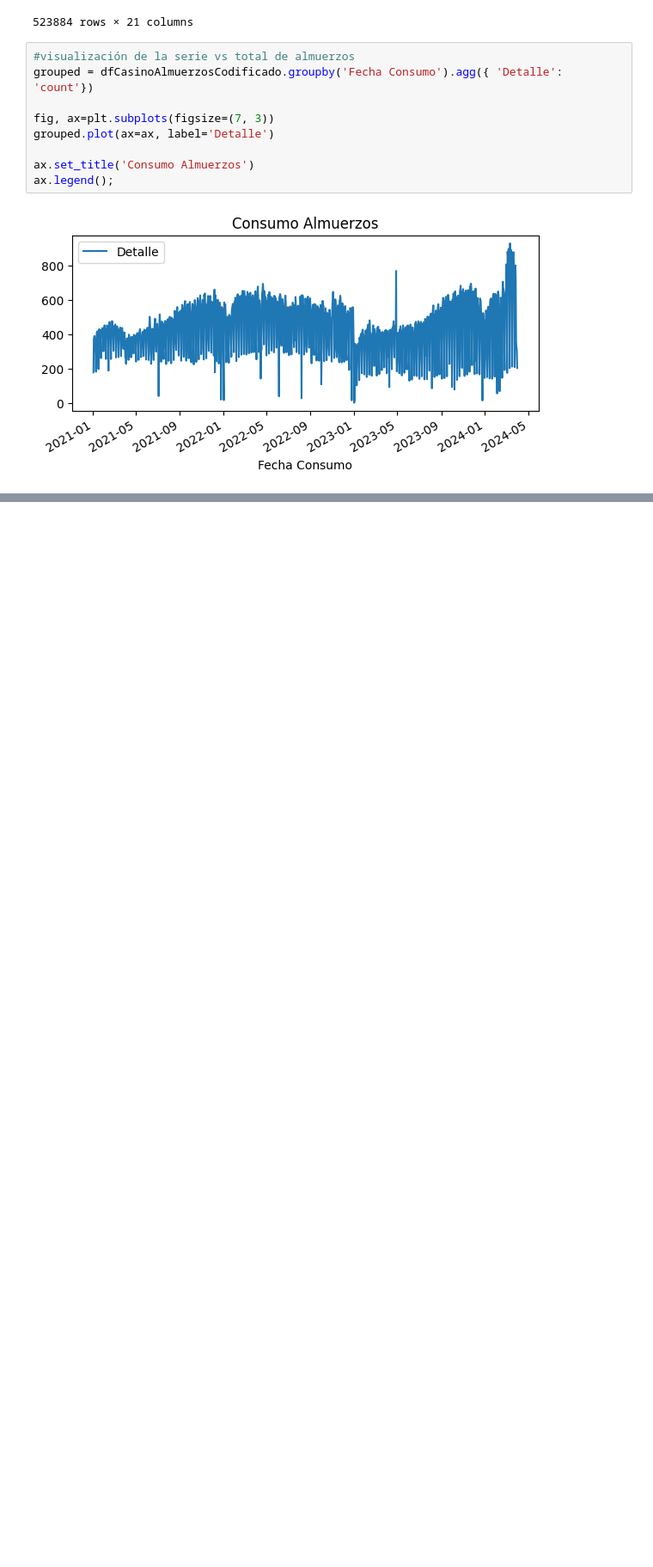
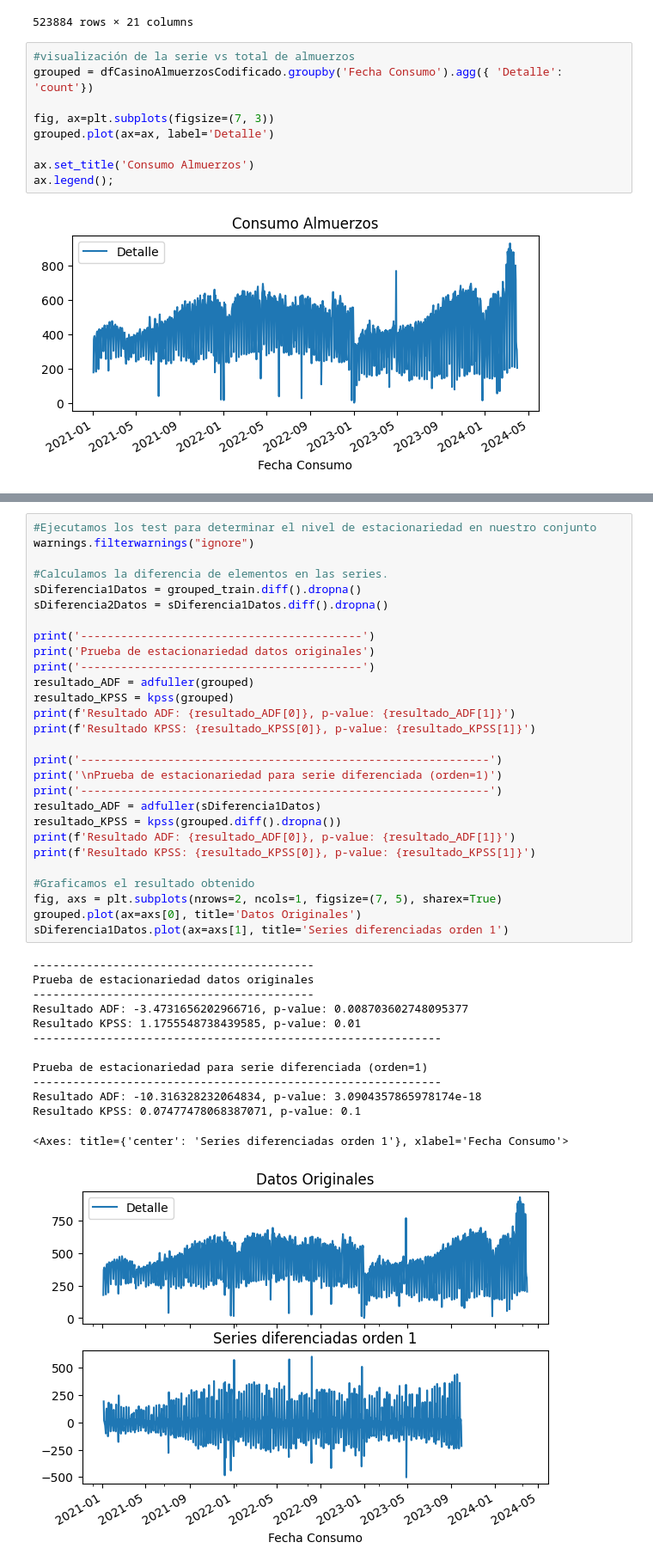
Before and after one commit to A01793509/Equipo_44, a Jupyter notebook: Avance3_44.ipynb, the cells around one changed output, grey strips where cells are left out. Shown at 86% size. Drawn from its saved outputs; the diff is of its cells as text; blank space fills up the shorter version.

```diff
--- a/Avance3_44.ipynb
+++ b/Avance3_44.ipynb
@@ -405,0 +264,42 @@ ax.legend();
+# %%
+#Ejecutamos los test para determinar el nivel de estacionariedad en nuestro conjunto
+warnings.filterwarnings("ignore")
+
+#Calculamos la diferencia de elementos en las series.
+sDiferencia1Datos = grouped_train.diff().dropna()
+sDiferencia2Datos = sDiferencia1Datos.diff().dropna()
+
+print('------------------------------------------')
+print('Prueba de estacionariedad datos originales')
+print('------------------------------------------')
+resultado_ADF = adfuller(grouped)
+resultado_KPSS = kpss(grouped)
+print(f'Resultado ADF: {resultado_ADF[0]}, p-value: {resultado_ADF[1]}')
+print(f'Resultado KPSS: {resultado_KPSS[0]}, p-value: {resultado_KPSS[1]}')
+
+print('-------------------------------------------------------------')
+print('\nPrueba de estacionariedad para serie diferenciada (orden=1)')
+print('-------------------------------------------------------------')
+resultado_ADF = adfuller(sDiferencia1Datos)
+resultado_KPSS = kpss(grouped.diff().dropna())
+print(f'Resultado ADF: {resultado_ADF[0]}, p-value: {resultado_ADF[1]}')
+print(f'Resultado KPSS: {resultado_KPSS[0]}, p-value: {resultado_KPSS[1]}')
+
+#Graficamos el resultado obtenido
+fig, axs = plt.subplots(nrows=2, ncols=1, figsize=(7, 5), sharex=True)
+grouped.plot(ax=axs[0], title='Datos Originales')
+sDiferencia1Datos.plot(ax=axs[1], title='Series diferenciadas orden 1')
+# %% [output]
+------------------------------------------
+Prueba de estacionariedad datos originales
+------------------------------------------
+Resultado ADF: -3.4731656202966716, p-value: 0.008703602748095377
+Resultado KPSS: 1.1755548738439585, p-value: 0.01
+-------------------------------------------------------------
+
+Prueba de estacionariedad para serie diferenciada (orden=1)
+-------------------------------------------------------------
+Resultado ADF: -10.316328232064834, p-value: 3.0904357865978174e-18
+Resultado KPSS: 0.07477478068387071, p-value: 0.1
+<Axes: title={'center': 'Series diferenciadas orden 1'}, xlabel='Fecha Consumo'>
+[figure, added]
```
Also changed, not shown: parts of 45 cells of this notebook.
